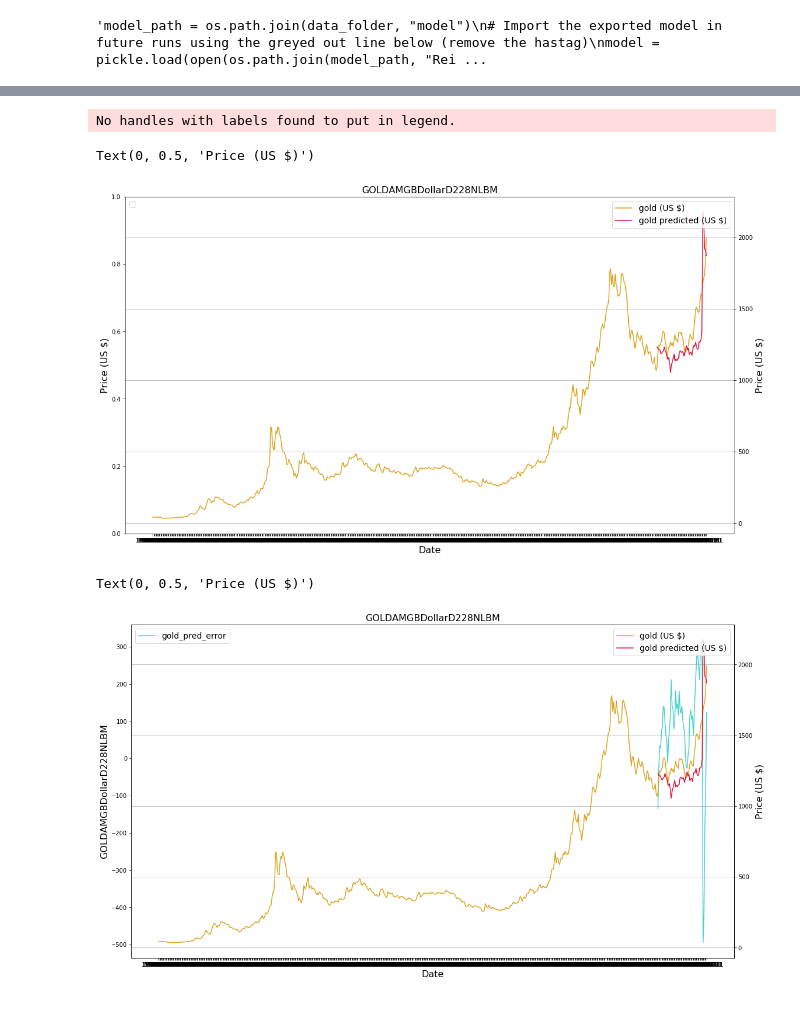
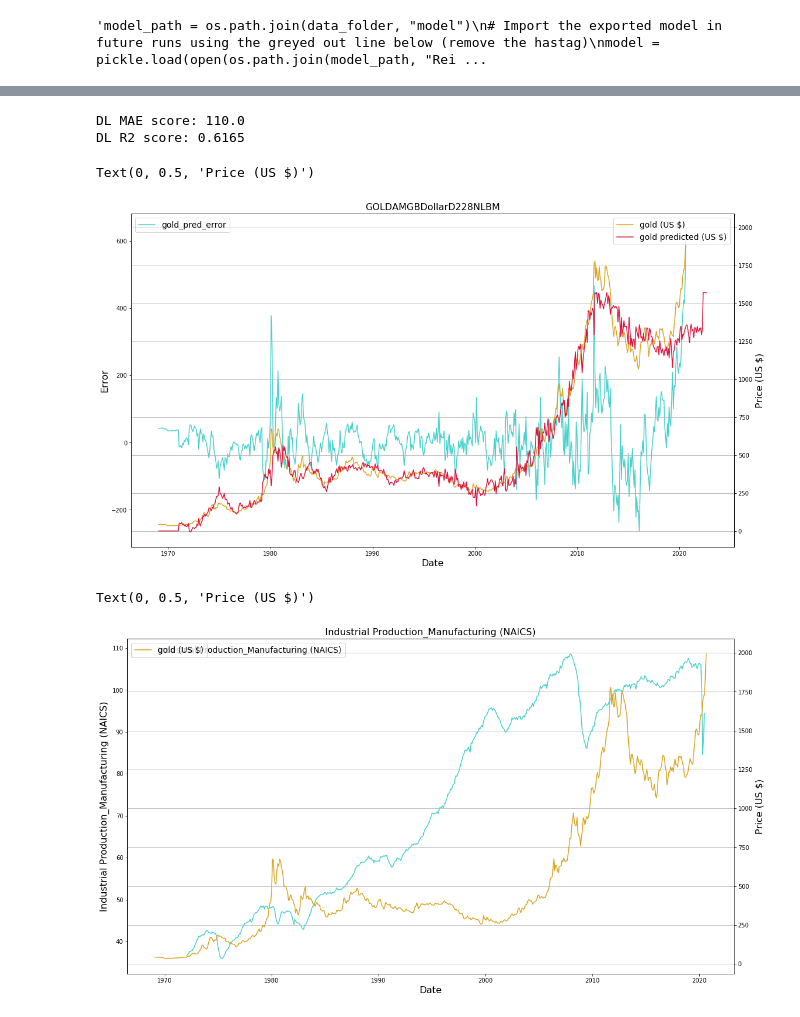
Before and after one commit to sameckford/Always_believe_in_Gold, a Jupyter notebook: Deep_Learning_approach.ipynb, the cells around one changed output, grey strips where cells are left out. Drawn from its saved outputs; the diff is of its cells as text; code cells hidden in the pictures.

```diff
--- a/Deep_Learning_approach.ipynb
+++ b/Deep_Learning_approach.ipynb
@@ -96,6 +98,8 @@ model = pickle.load(open(os.path.join(model_path, "ReinNN.pkl"), "rb"))"""
 # %%
 # Calculate the predicted deaths according to the neural net model
 test_x["gold_pred"] = sc_y.inverse_transform(classifier.predict(X_test))
+# Calculate the predicted deaths according to the neural net model
+train_X["gold_pred"] = sc_y.inverse_transform(classifier.predict(X_train))
 #df1 = pd.concat([test_x, train_X], axis=1)
 df= train_X.merge(train_y,left_index=True, right_index=True)
 # We merge the test dataframes together
@@ -114,3 +113,14 @@ DL R2 score: 0.108
 df_global = pd.read_csv(os.path.join(os.getcwd(), "Data_Export", "gold_df.csv"), index_col=0)
 # Merge in the 'deaths_pred' prediction column to compare to the real data
 df_global = df_global.merge(df["gold_pred"], left_index=True, right_index=True, how='left')
+# %%
+idx = pd.date_range(start=dt.date(2020, 9, 30), end=dt.date(2022, 8, 31), freq='M')
+
+df_global1 = df_global.copy().reindex(idx)
+df_global = df_global.append(df_global1).reset_index()
+
+df_global['index'] = pd.to_datetime(df_global['index'])
+df_global.index = df_global['index']
+df_global.drop(['index'], axis=1, inplace=True)
+
+#df_global.tail(40)
@@ -117,66 +157,79 @@ df_global = df_global.merge(df["gold_pred"], left_index=True, right_index=True,
+# %%
+# if we are creating a shifted gold column
+#df_global['gold_pred_shift'] = df_global['gold_pred']
+df_global['gold_pred'] = df_global['gold_pred'].shift(periods=24, fill_value=0)
 # %%
 # Compute the prediction error
 df_global['gold_pred_error'] = df_global['GOLDAMGBDollarD228NLBM'] - df_global['gold_pred']
 # Compute the cumulative error for each country individually
 df_global['cumulative_error'] = df_global['gold_pred_error'].cumsum()
+# %%
+## Calculate the mean absolute error and R2 scores for the predicted vs real data.
+print(f"DL MAE score: {np.round(mean_absolute_error(df[gold_col], df.gold_pred))}")
+print(f"DL R2 score: {np.round(r2_score(df[gold_col], df.gold_pred), 4)}")
+# %% [output]
+DL MAE score: 110.0
+DL R2 score: 0.6165
 # %%
 # Visualising the Linear Regression results.
 fig, ax1 = plt.subplots()
 j = 'GOLDAMGBDollarD228NLBM'
 k = 'gold_pred_error'
 l = 'gold_pred'
 
-#ax1.plot(df_global.index, df_global[k], label=k, c='mediumturquoise')
+ax1.plot(df_global.index, df_global[k], label=k, c='mediumturquoise')
 
 
 ax2 = ax1.twinx()
 ax2.plot(df_global.index, df_global[j], label='gold (US $)', c='goldenrod')
 ax2.plot(df_global.index, df_global[l], label='gold predicted (US $)', c='crimson')
 
 #ax1.ylim(0, 15)
 plt.title(j)
 plt.xlabel('Date')
 plt.grid()
 ax1.legend(loc=2)
 ax2.legend(loc=1)
 fig.set_size_inches(18.5, 10.5)
 
 ax1.set_xlabel('Date')
-ax1.set_ylabel('Price (US $)')
+ax1.set_ylabel('Error')
 ax2.set_ylabel('Price (US $)')
 #plt.savefig('cumulative_error_20_countries_XGB_dpi300.jpeg', dpi=300)
 # %% [output]
-No handles with labels found to put in legend.
+Text(0, 0.5, 'Price (US $)')
-Text(0, 0.5, 'Price (US $)')
-[figure, old version]
+[figure, new version]
 # %%
 # Visualising the Linear Regression results.
 fig, ax1 = plt.subplots()
-j = 'GOLDAMGBDollarD228NLBM'
-k = 'gold_pred_error'
-l = 'gold_pred'
+j = 'Industrial Production_Manufacturing (NAICS)'
 
-ax1.plot(df_global.index, df_global[k], label=k, c='mediumturquoise')
-
+ax1.plot(df_global.index, df_global[j], label=j, c='mediumturquoise')
 
 ax2 = ax1.twinx()
-ax2.plot(df_global.index, df_global[j], label='gold (US $)', c='goldenrod')
-ax2.plot(df_global.index, df_global[l], label='gold predicted (US $)', c='crimson')
+ax2.plot(df_global.index, df_global['GOLDAMGBDollarD228NLBM'], label='gold (US $)', c='goldenrod')
 
 #ax1.ylim(0, 15)
 plt.title(j)
 plt.xlabel('Date')
 plt.grid()
 ax1.legend(loc=2)
-ax2.legend(loc=1)
+ax2.legend()
 fig.set_size_inches(18.5, 10.5)
 
+#years = mdates.YearLocator()   # every year
+#ax1.xaxis.set_major_locator(years)
+#years_fmt = mdates.DateFormatter('%Y')
+#months = mdates.MonthLocator()  # every month
+#ax1.xaxis.set_major_formatter(years_fmt)
+#ax1.xaxis.set_minor_locator(months)
+
+#ax1.set_xlim([datetime.date(2008, 1, 26), datetime.date(2021, 1, 1)])
 ax1.set_xlabel('Date')
-ax1.set_ylabel(Error)
+ax1.set_ylabel(j)
 ax2.set_ylabel('Price (US $)')
-#plt.savefig('cumulative_error_20_countries_XGB_dpi300.jpeg', dpi=300)
 # %% [output]
 Text(0, 0.5, 'Price (US $)')
-[figure, old version]
+[figure, new version]
 # %%
 ## Check for the directory and output the df_global dataframe.
```
Also changed, not shown: parts of 8 cells of this notebook, 34 other files.
